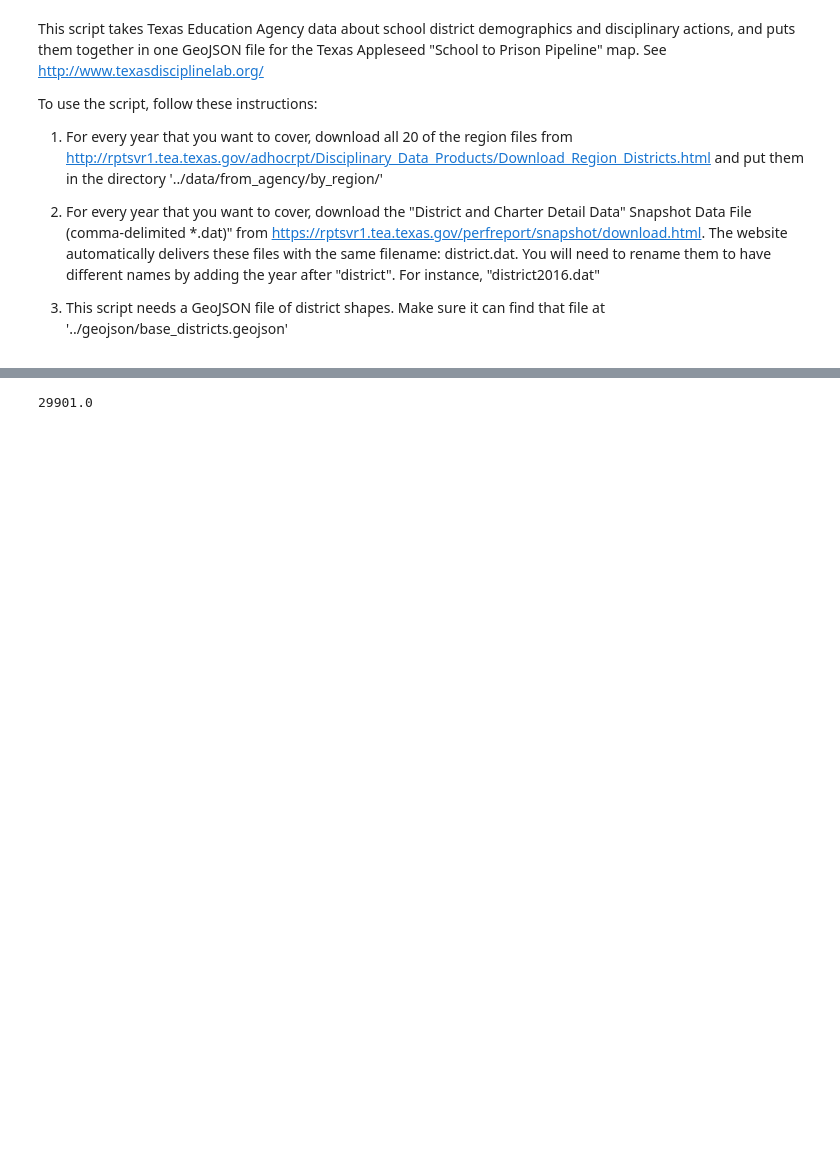
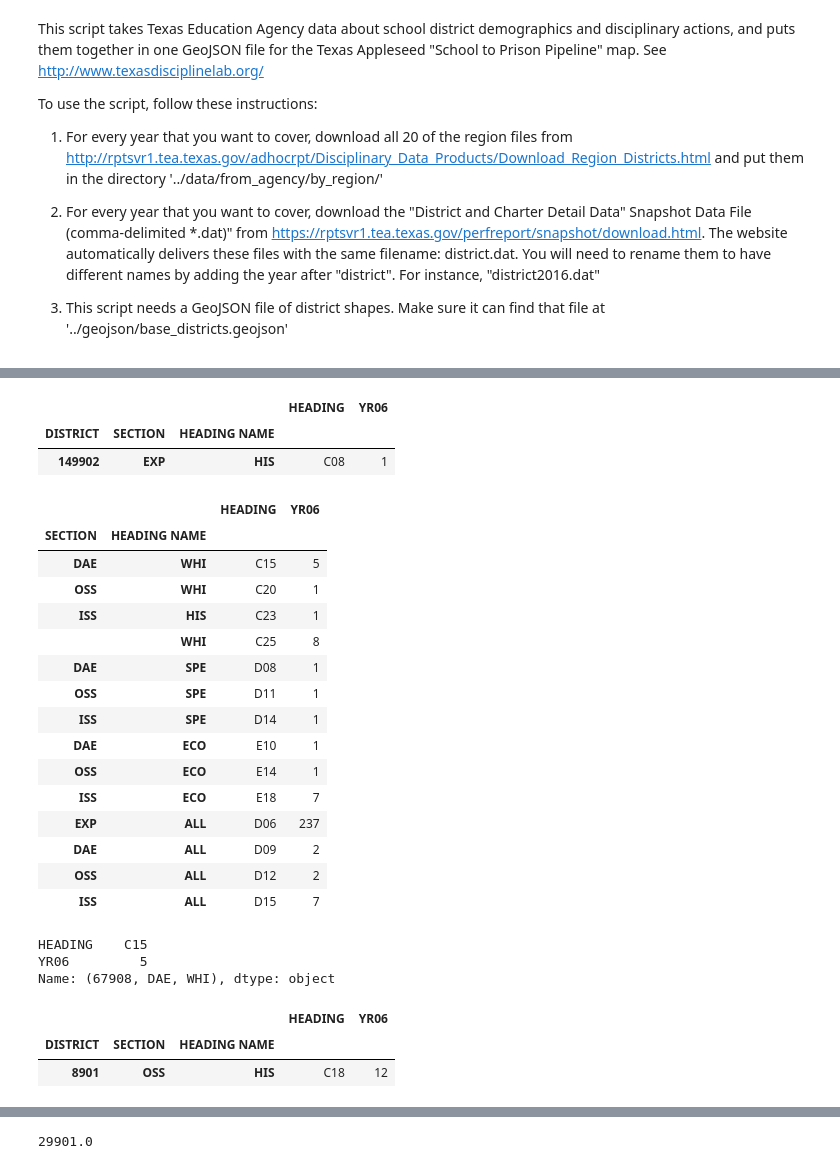
Before and after one commit to txappleseed/txappleseedmap, a Jupyter notebook: scripts/TEAtoGeoJSON.ipynb, the cells around one changed output, grey strips where cells are left out. Saved outputs shown, nothing was run; the diff lists cells and outputs as text; code cells hidden in the pictures; blank space fills up the shorter version.

```diff
--- a/scripts/TEAtoGeoJSON.ipynb
+++ b/scripts/TEAtoGeoJSON.ipynb
@@ -121,0 +387,37 @@ Failed to find 232904 D12.
+# %%
+apple[1000:1001]
+# %% [output]
+|  |  |  | HEADING | YR06 |
+| DISTRICT | SECTION | HEADING NAME |  |  |
+| 149902 | EXP | HIS | C08 | 1 |
+# %%
+apple.loc[67908]
+# %% [output]
+|  |  | HEADING | YR06 |
+| SECTION | HEADING NAME |  |  |
+| DAE | WHI | C15 | 5 |
+| OSS | WHI | C20 | 1 |
+| ISS | HIS | C23 | 1 |
+|  | WHI | C25 | 8 |
+| DAE | SPE | D08 | 1 |
+| OSS | SPE | D11 | 1 |
+| ISS | SPE | D14 | 1 |
+| DAE | ECO | E10 | 1 |
+| OSS | ECO | E14 | 1 |
+| ISS | ECO | E18 | 7 |
+| EXP | ALL | D06 | 237 |
+| DAE | ALL | D09 | 2 |
+| OSS | ALL | D12 | 2 |
+| ISS | ALL | D15 | 7 |
+# %%
+apple.loc[67908, "DAE", "WHI"]
+# %% [output]
+HEADING    C15
+YR06         5
+Name: (67908, DAE, WHI), dtype: object
+# %%
+apple[2901:2902]
+# %% [output]
+|  |  |  | HEADING | YR06 |
+| DISTRICT | SECTION | HEADING NAME |  |  |
+| 8901 | OSS | HIS | C18 | 12 |
```
Also changed, not shown: parts of 36 cells of this notebook.
